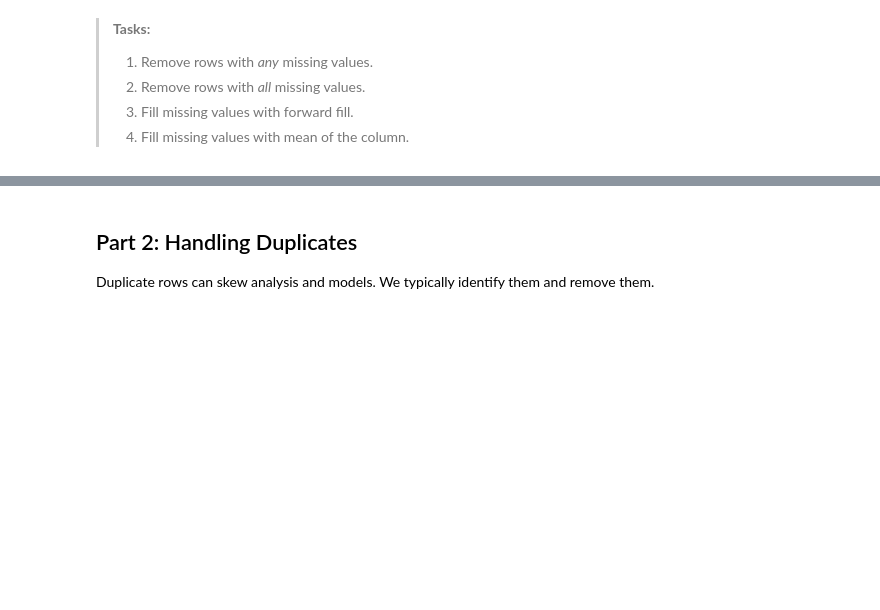
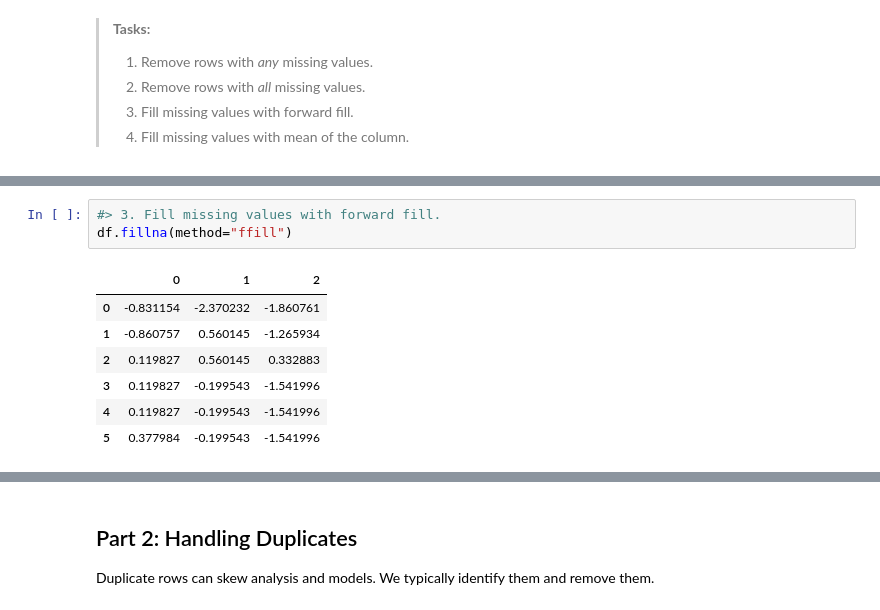
Before and after one commit to himike1973/6m-data-1.8-eda-basic, a Jupyter notebook: notebooks/eda_basic.ipynb, the cells around one changed output, grey strips where cells are left out. Cells and saved outputs as stored; diff of their text form; blank space fills up the shorter version.

```diff
--- a/notebooks/eda_basic.ipynb
+++ b/notebooks/eda_basic.ipynb
@@ -614,0 +632,11 @@ df
+# %%
+#> 3. Fill missing values with forward fill.
+df.fillna(method="ffill")
+# %% [output]
+|  | 0 | 1 | 2 |
+| 0 | -0.831154 | -2.370232 | -1.860761 |
+| 1 | -0.860757 | 0.560145 | -1.265934 |
+| 2 | 0.119827 | 0.560145 | 0.332883 |
+| 3 | 0.119827 | -0.199543 | -1.541996 |
+| 4 | 0.119827 | -0.199543 | -1.541996 |
+| 5 | 0.377984 | -0.199543 | -1.541996 |
```
Also changed, not shown: parts of 27 cells of this notebook.
